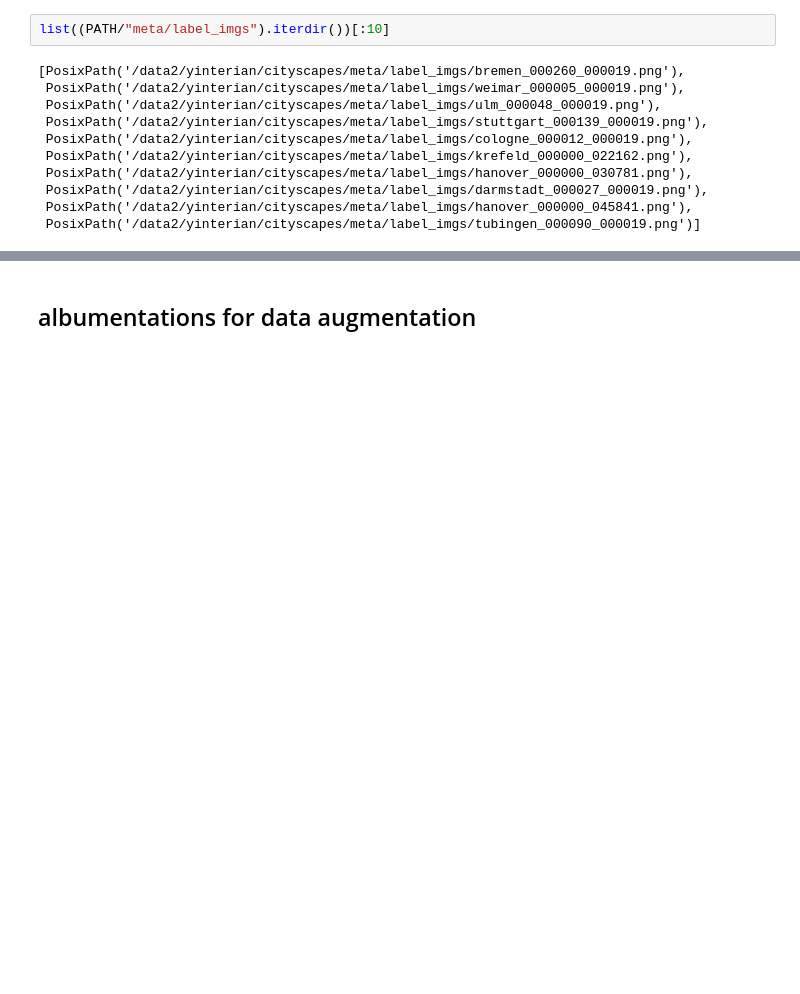
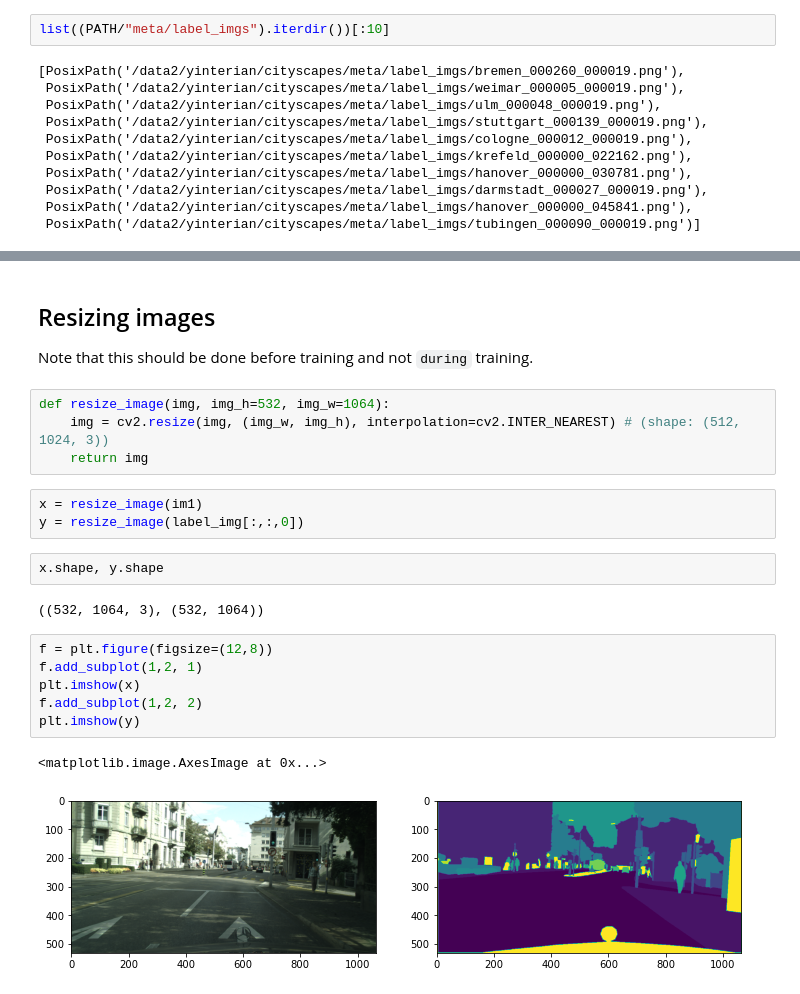
Before and after one commit to parrt/fundamentals-of-deep-learning, a Jupyter notebook: notebooks/11.Image-segmentation.ipynb, the cells around one changed output, grey strips where cells are left out. Drawn from its saved outputs; the diff is of its cells as text; blank space fills up the shorter version.

```diff
--- a/notebooks/11.Image-segmentation.ipynb
+++ b/notebooks/11.Image-segmentation.ipynb
@@ -110,4 +105,25 @@ im.reshape(-1).min(), im.reshape(-1).max()
 # %% [output]
 (0, 19)
-# %% [markdown]
-## albumentations for data augmentation
+# %% [markdown]
+## Resizing images
+Note that this should be done before training and not `during` training.
+# %%
+def resize_image(img, img_h=532, img_w=1064):
+    img = cv2.resize(img, (img_w, img_h), interpolation=cv2.INTER_NEAREST) # (shape: (512, 1024, 3))
+    return img
+# %%
+x = resize_image(im1)
+y = resize_image(label_img[:,:,0])
+# %%
+x.shape, y.shape
+# %% [output]
+((532, 1064, 3), (532, 1064))
+# %%
+f = plt.figure(figsize=(12,8))
+f.add_subplot(1,2, 1)
+plt.imshow(x)
+f.add_subplot(1,2, 2)
+plt.imshow(y)
+# %% [output]
+<matplotlib.image.AxesImage at 0x...>
+[figure, added]
```
Also changed, not shown: parts of 37 cells of this notebook.
